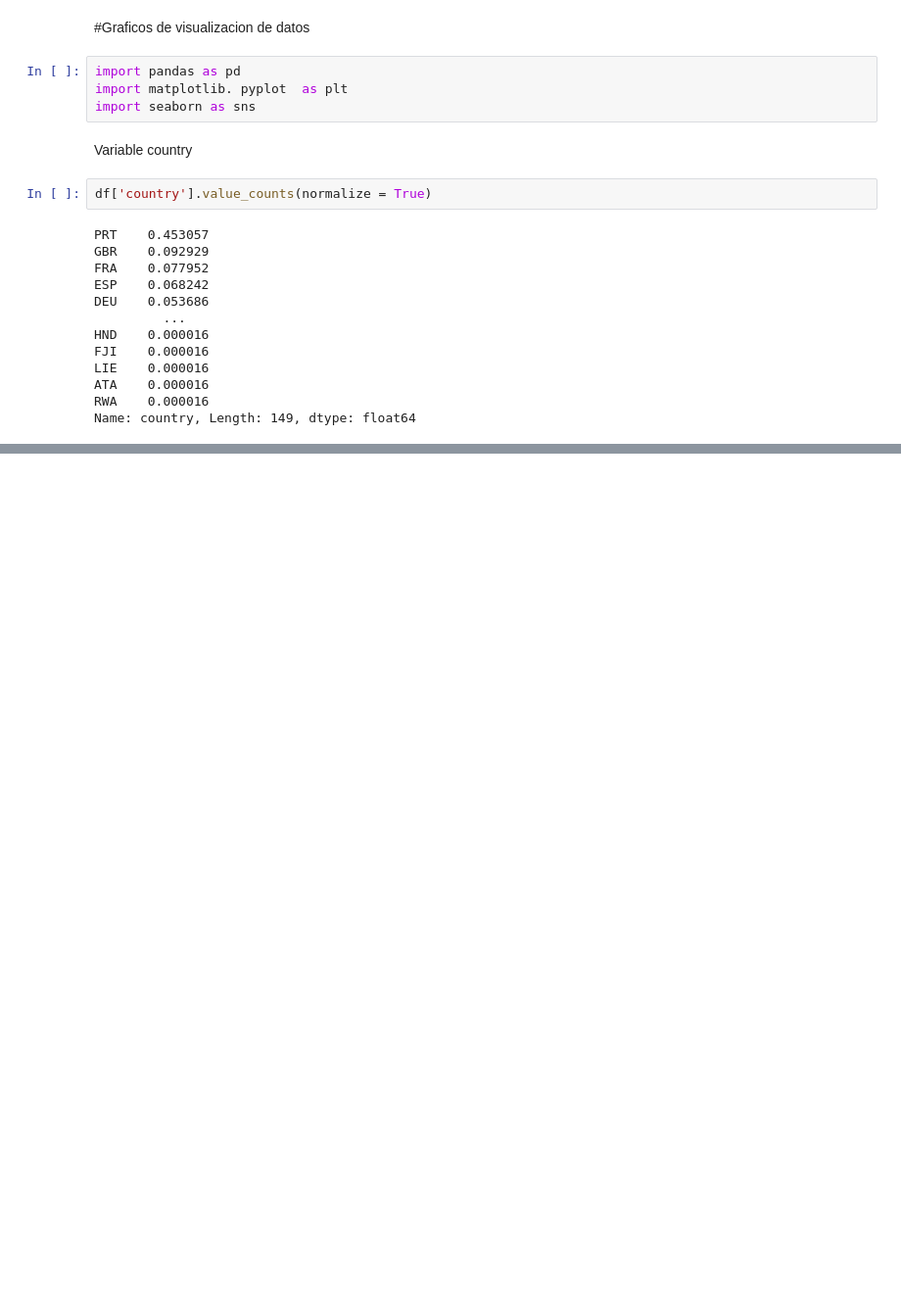
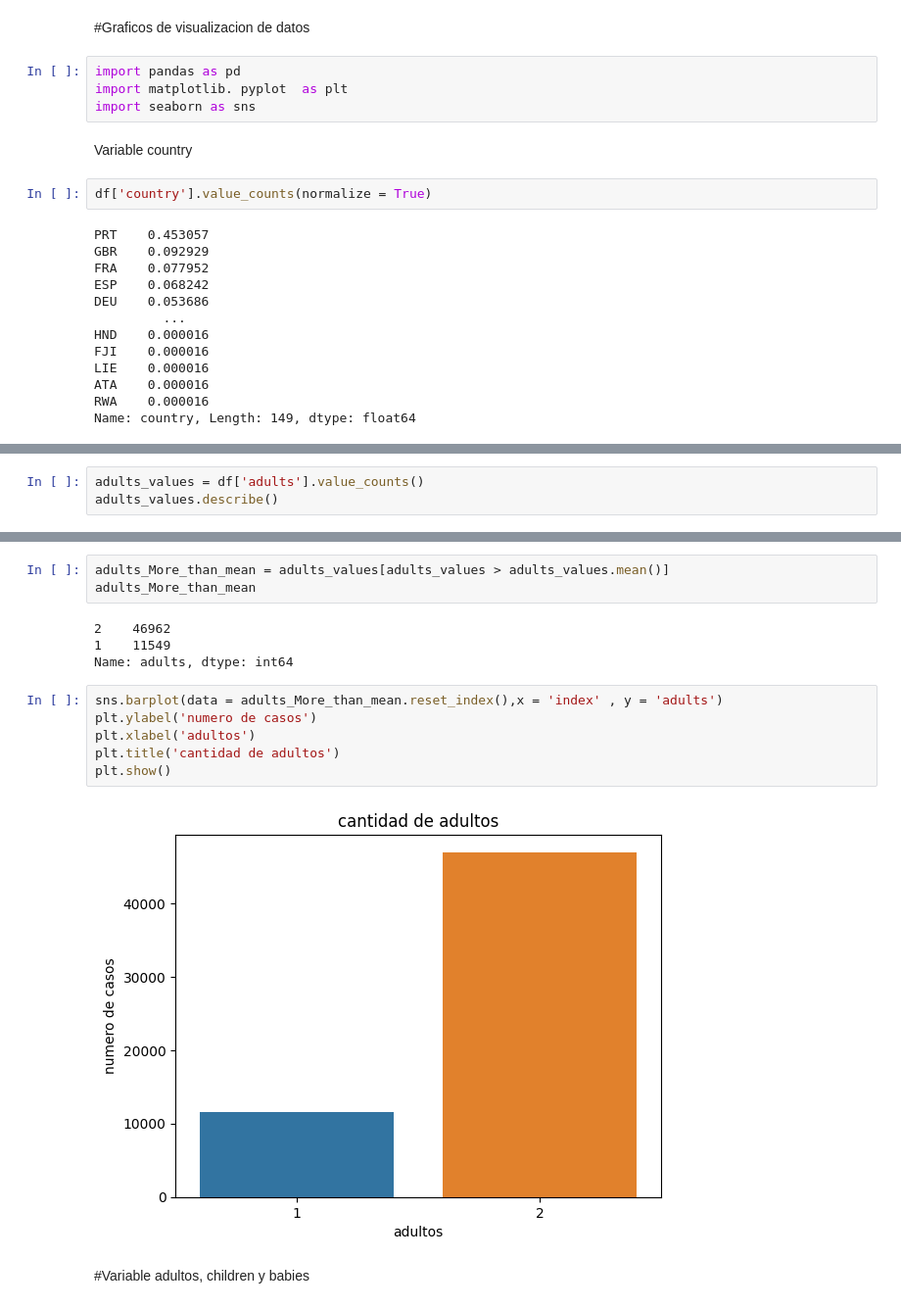
Before and after one commit to juanangelgomez22/7506R-1C2023-GRUPO08-GOMEZ, a Jupyter notebook: 7506R_TP1_GRUPO08_CHP1_ENTREGA_N2.ipynb, the cells around one changed output, grey strips where cells are left out. Shown: that part at 98% size. Cells and saved outputs as stored; diff of their text form; blank space fills up the shorter version.

```diff
--- a/7506R_TP1_GRUPO08_CHP1_ENTREGA_N2.ipynb
+++ b/7506R_TP1_GRUPO08_CHP1_ENTREGA_N2.ipynb
@@ -1116,0 +1135,3 @@ plt.show()
+# %%
+adults_values = df['adults'].value_counts()
+adults_values.describe()
@@ -1116,0 +1148,17 @@ plt.show()
+# %%
+adults_More_than_mean = adults_values[adults_values > adults_values.mean()]
+adults_More_than_mean
+# %% [output]
+2    46962
+1    11549
+Name: adults, dtype: int64
+# %%
+sns.barplot(data = adults_More_than_mean.reset_index(),x = 'index' , y = 'adults')
+plt.ylabel('numero de casos')
+plt.xlabel('adultos')
+plt.title('cantidad de adultos')
+plt.show()
+# %% [output]
+[figure, added]
+# %% [markdown]
+#Variable adultos, children y babies
```
Also changed, not shown: parts of 26 cells of this notebook, 1 other file.
